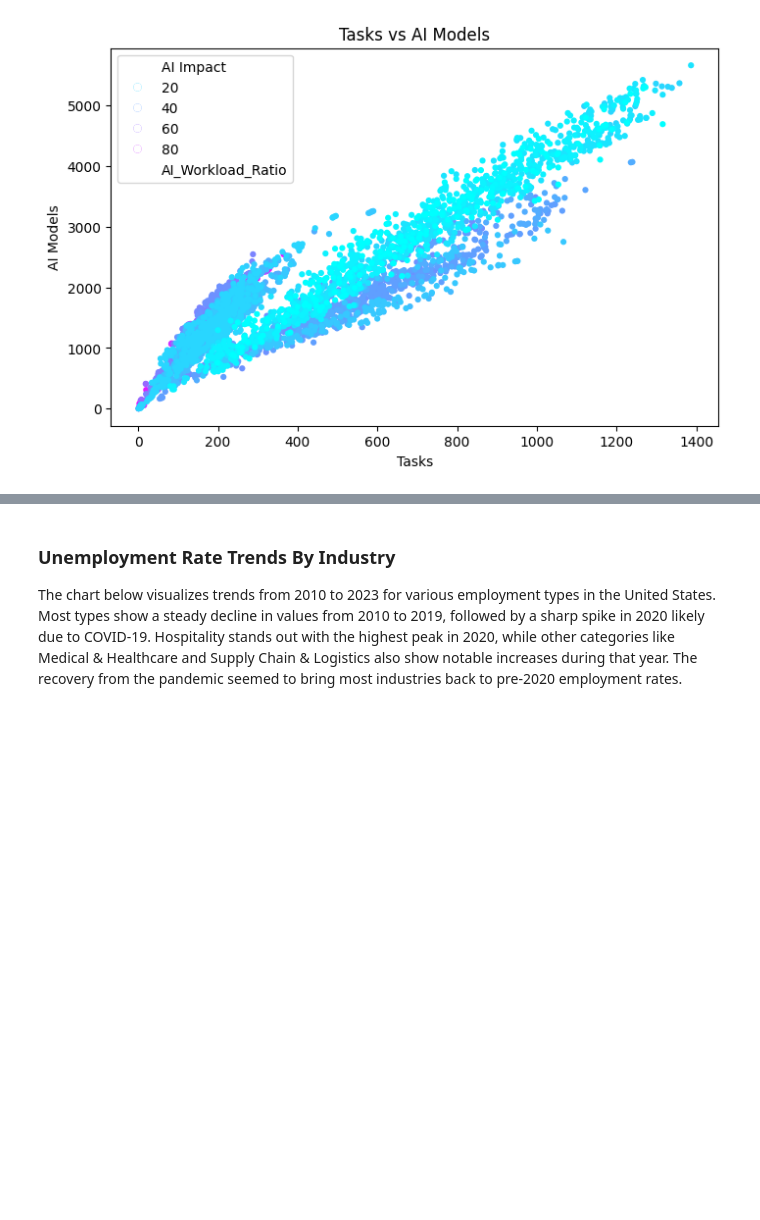
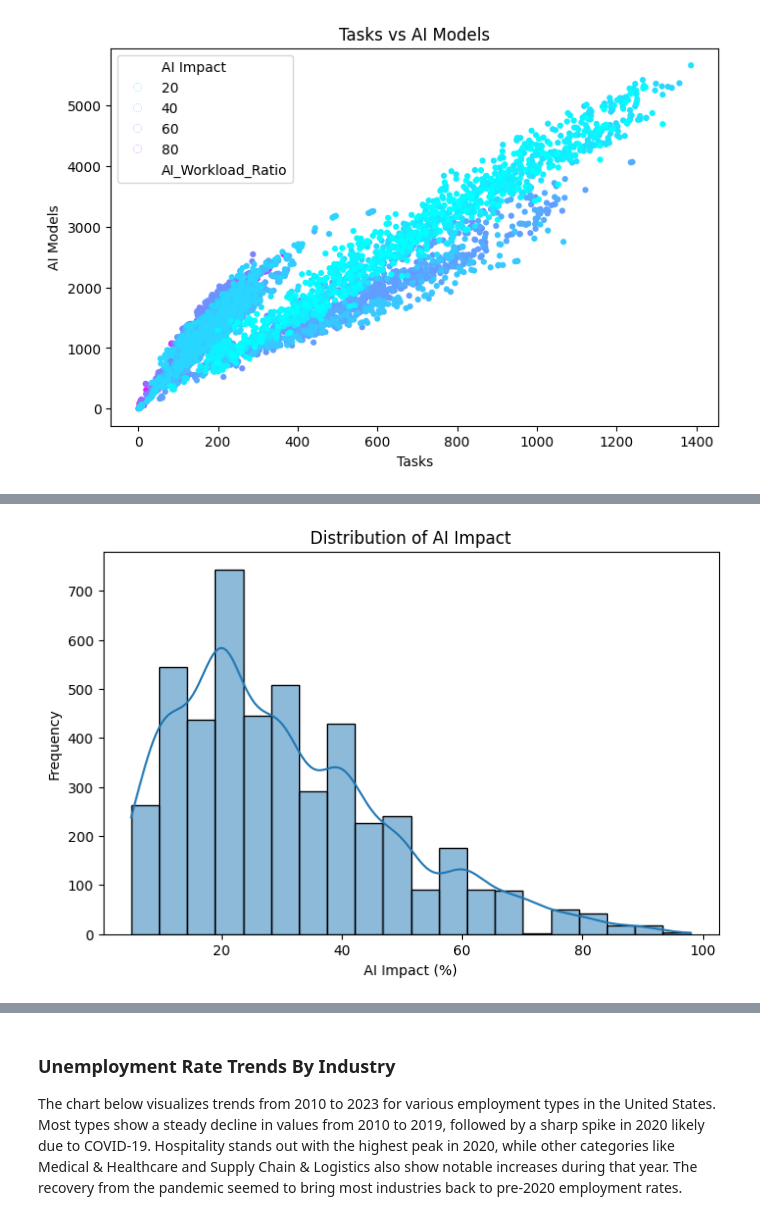
Before and after one commit to arpita-pandey/COGS108_FinalProject, a Jupyter notebook: EDACheckpoint_Group148_WI25.ipynb, the cells around one changed output, grey strips where cells are left out. Saved outputs shown, nothing was run; the diff lists cells and outputs as text; code cells hidden in the pictures; blank space fills up the shorter version.

Commit message:
added chart 1

```diff
--- a/EDACheckpoint_Group148_WI25.ipynb
+++ b/EDACheckpoint_Group148_WI25.ipynb
@@ -207,0 +213,10 @@ plt.show()
+# %%
+# 1. Distribution of AI Impact
+plt.figure(figsize=(8, 5))
+sns.histplot(df['AI Impact'].astype(float), bins=20, kde=True)
+plt.title('Distribution of AI Impact')
+plt.xlabel('AI Impact (%)')
+plt.ylabel('Frequency')
+plt.show()
+# %% [output]
+[figure, added]
```
Also changed, not shown: parts of 2 cells of this notebook.
